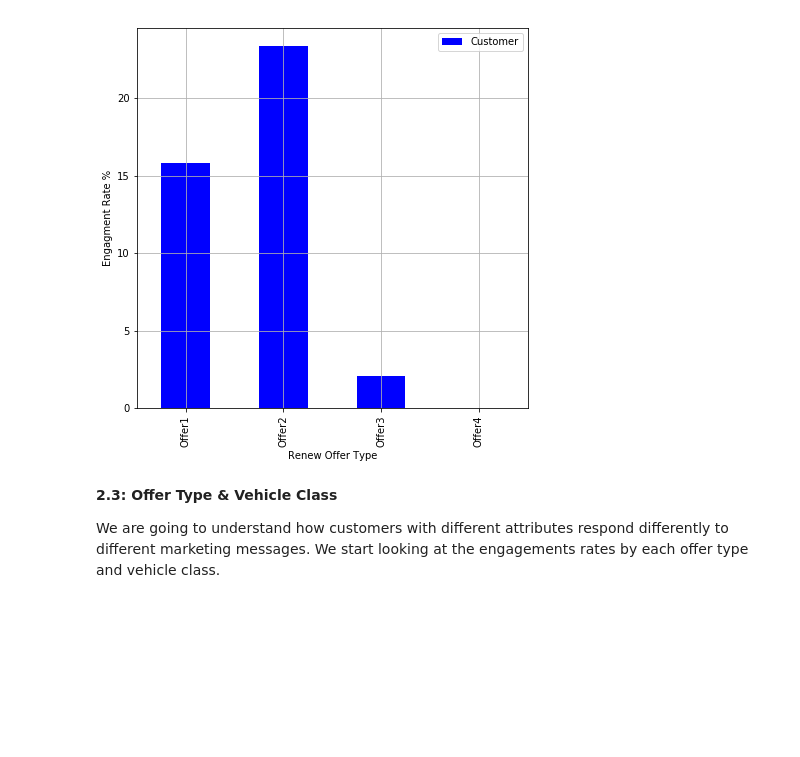
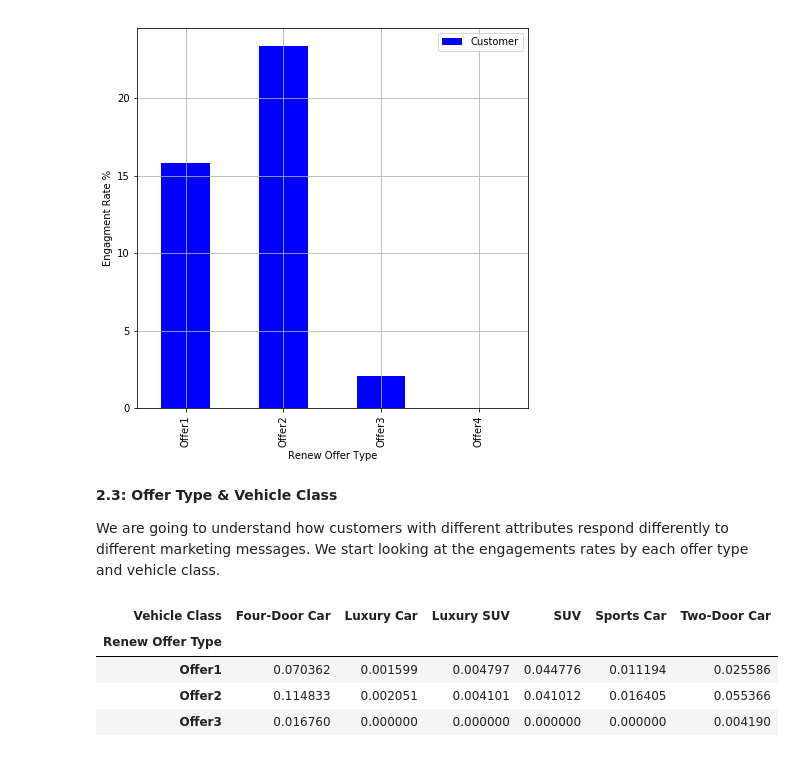
Before and after one commit to sahooamarjeet/ML_Case_Study, a Jupyter notebook: Customer_Analytics.ipynb, the cells around one changed output. Cells and saved outputs as stored; diff of their text form; code cells hidden in the pictures; blank space fills up the shorter version.

```diff
--- a/Customer_Analytics.ipynb
+++ b/Customer_Analytics.ipynb
@@ -107,0 +108,12 @@ by_offer_type_df = df.loc[df['Response'] == 'Yes'  #engaged customer
+# %%
+# Make the previous output more readable using unstack function
+# to pivot the data and extract and transform the inner-level groups to columns
+
+by_offer_type_df = by_offer_type_df.unstack().fillna(0)
+by_offer_type_df
+# %% [output]
+| Vehicle Class | Four-Door Car | Luxury Car | Luxury SUV | SUV | Sports Car | Two-Door Car |
+| Renew Offer Type |  |  |  |  |  |  |
+| Offer1 | 0.070362 | 0.001599 | 0.004797 | 0.044776 | 0.011194 | 0.025586 |
+| Offer2 | 0.114833 | 0.002051 | 0.004101 | 0.041012 | 0.016405 | 0.055366 |
+| Offer3 | 0.016760 | 0.000000 | 0.000000 | 0.000000 | 0.000000 | 0.004190 |
```
Also changed, not shown: parts of 9 cells of this notebook.
